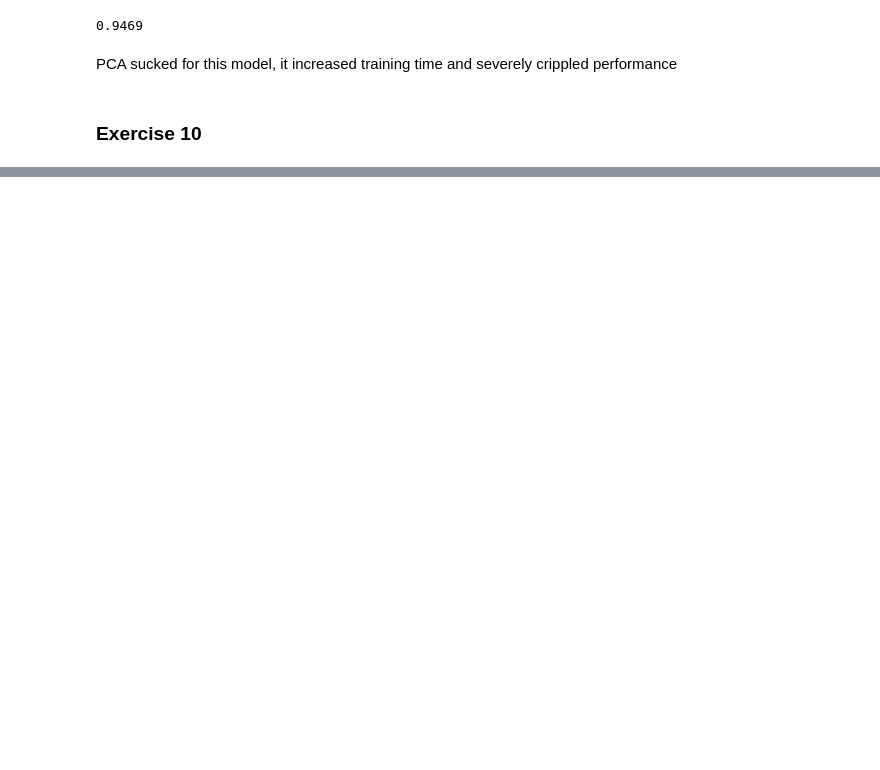
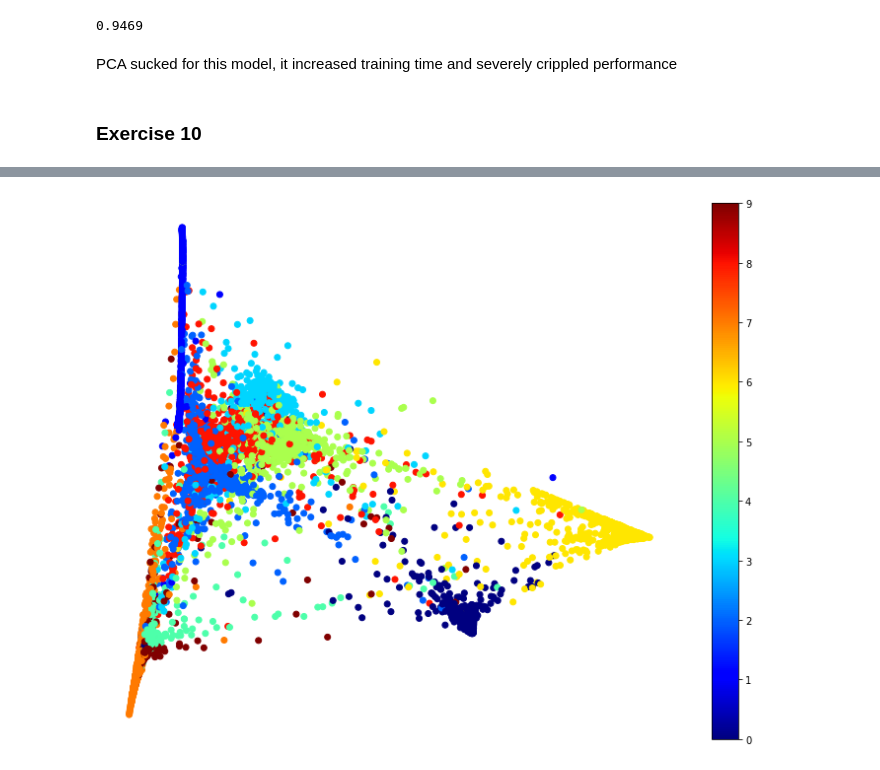
Before and after one commit to adrijh/homl-notebooks, a Jupyter notebook: ch8ex/ex9_10.ipynb, the cells around one changed output, grey strips where cells are left out. Drawn from its saved outputs; the diff is of its cells as text; code cells hidden in the pictures; blank space fills up the shorter version.

```diff
--- a/ch8ex/ex9_10.ipynb
+++ b/ch8ex/ex9_10.ipynb
@@ -91,0 +99,14 @@ array([['7'],
+# %%
+t0=time.time()
+X_reduced_lle = lle.fit_transform(X)
+t1=time.time()
+
+plt.figure(figsize=(13,10))
+plt.scatter(X_reduced_lle[:,0],X_reduced_lle[:,1],c=y,cmap='jet')
+plt.axis('off')
+plt.colorbar()
+plt.show()
+
+print(lle,': Training took {:.2f}s'.format(t1-t0))
+# %% [output]
+[figure, added]
```
Also changed, not shown: parts of 16 cells of this notebook.
